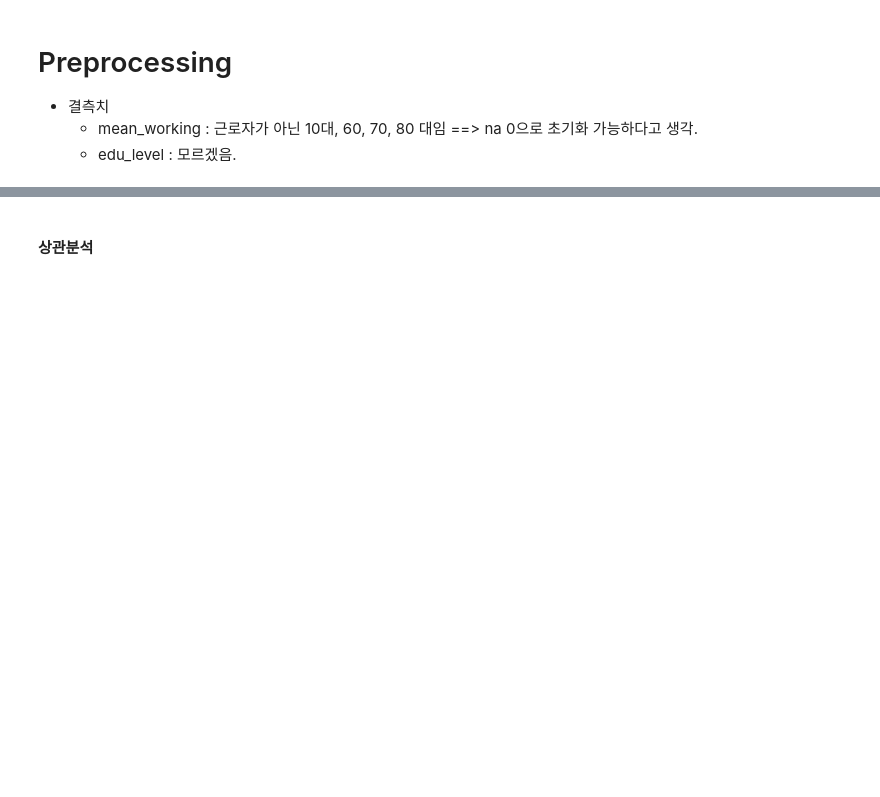
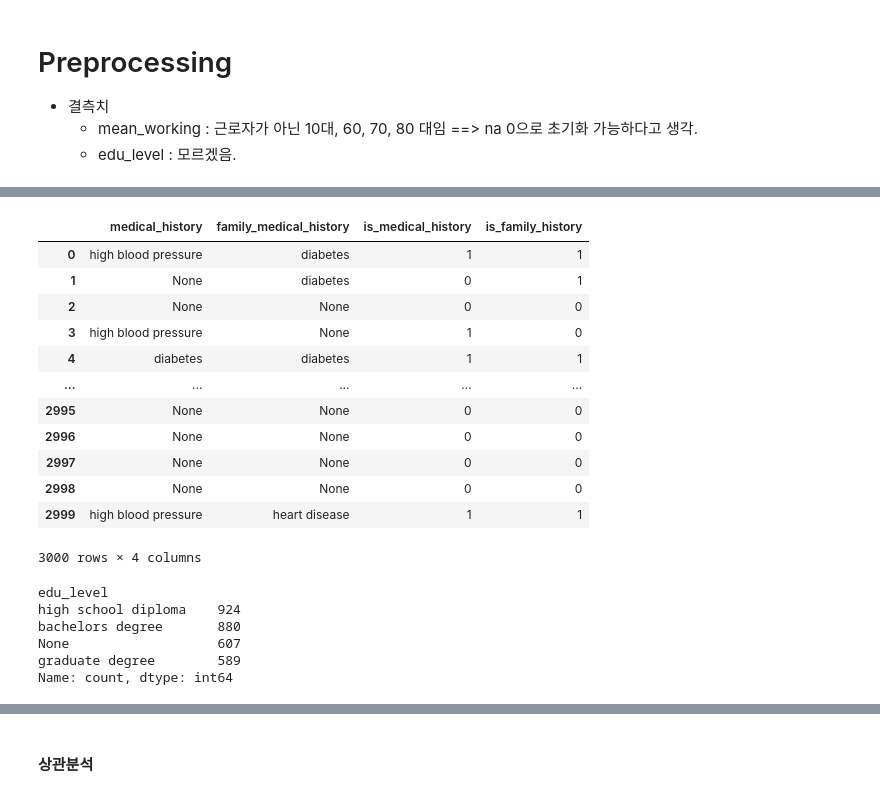
Before and after one commit to HOYUN-Y/DataAnalytics_projects, a Jupyter notebook: dacon_stress_prediction/data_preprocessing.ipynb, the cells around one changed output, grey strips where cells are left out. Drawn from its saved outputs; the diff is of its cells as text; code cells hidden in the pictures; blank space fills up the shorter version.

```diff
--- a/dacon_stress_prediction/data_preprocessing.ipynb
+++ b/dacon_stress_prediction/data_preprocessing.ipynb
@@ -406,3 +412,14 @@ plt.show()
 # %%
 train['medical_history'] = train['medical_history'].fillna('None')
 train['family_medical_history'] = train['family_medical_history'].fillna('None')
+# %%
+def sleep_pattern(x):
+    if x == 'sleep difficulty':
+        return -1
+    if x == 'oversleeping':
+        return 1
+    else:
+        return 0
+
+train['sleep_pattern_label'] = train['sleep_pattern'].apply(sleep_pattern)
+train[['sleep_pattern','sleep_pattern_label']]
@@ -409,4 +440,50 @@ train['family_medical_history'] = train['family_medical_history'].fillna('None')
+# %%
+def smoke_status(x):
+    if x =='ex-smoker':
+        return 1
+    if x =='current-smoker':
+        return 2
+    else:
+        return 0
+
+train['smoke_status_label'] = train['smoke_status'].apply(smoke_status)
+# %%
+def class_div(x):
+    if x == 'None':
+        return 0
+    else:
+        return 1
+
+#is_medical_history
+train['is_medical_history']=train['medical_history'].apply(class_div)
+#is_family_history
+train['is_family_history'] = train['family_medical_history'].apply(class_div)
+
+train[['medical_history','family_medical_history','is_medical_history','is_family_history']]
+# %% [output]
+|  | medical_history | family_medical_history | is_medical_history | is_family_history |
+| 0 | high blood pressure | diabetes | 1 | 1 |
+| 1 | None | diabetes | 0 | 1 |
+| 2 | None | None | 0 | 0 |
+| 3 | high blood pressure | None | 1 | 0 |
+| 4 | diabetes | diabetes | 1 | 1 |
+| ... | ... | ... | ... | ... |
+| 2995 | None | None | 0 | 0 |
+| 2996 | None | None | 0 | 0 |
+| 2997 | None | None | 0 | 0 |
+| 2998 | None | None | 0 | 0 |
+| 2999 | high blood pressure | heart disease | 1 | 1 |
+3000 rows × 4 columns
 # %%
 train['mean_working'] = train['mean_working'].fillna(0.0)
 # %%
 train['edu_level'] = train['edu_level'].fillna('None')
+# %%
+train['edu_level'].value_counts()
+# %% [output]
+edu_level
+high school diploma    924
+bachelors degree       880
+None                   607
+graduate degree        589
+Name: count, dtype: int64
```
Also changed, not shown: parts of 22 cells of this notebook, 6 other files.
